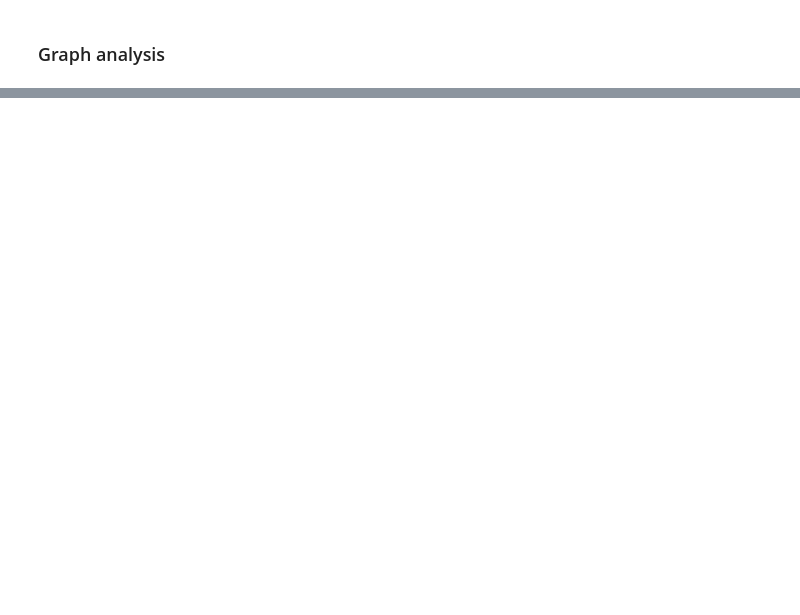
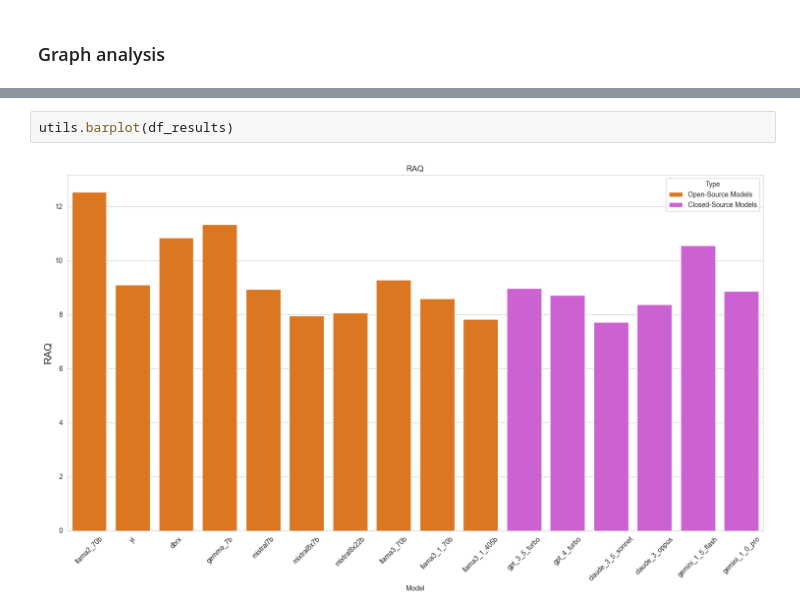
Before and after one commit to zaai-ai/lab, a Jupyter notebook: large-language-models/Open-vs-closed-source-llms/open-vs-closed-source-llms.ipynb, the cells around one changed output, grey strips where cells are left out. Drawn from its saved outputs; the diff is of its cells as text; blank space fills up the shorter version.

```diff
--- a/large-language-models/Open-vs-closed-source-llms/open-vs-closed-source-llms.ipynb
+++ b/large-language-models/Open-vs-closed-source-llms/open-vs-closed-source-llms.ipynb
@@ -228,0 +159,4 @@ plt.show()
+# %%
+utils.barplot(df_results)
+# %% [output]
+[figure, added]
```
Also changed, not shown: parts of 7 cells of this notebook, 5 other files.
